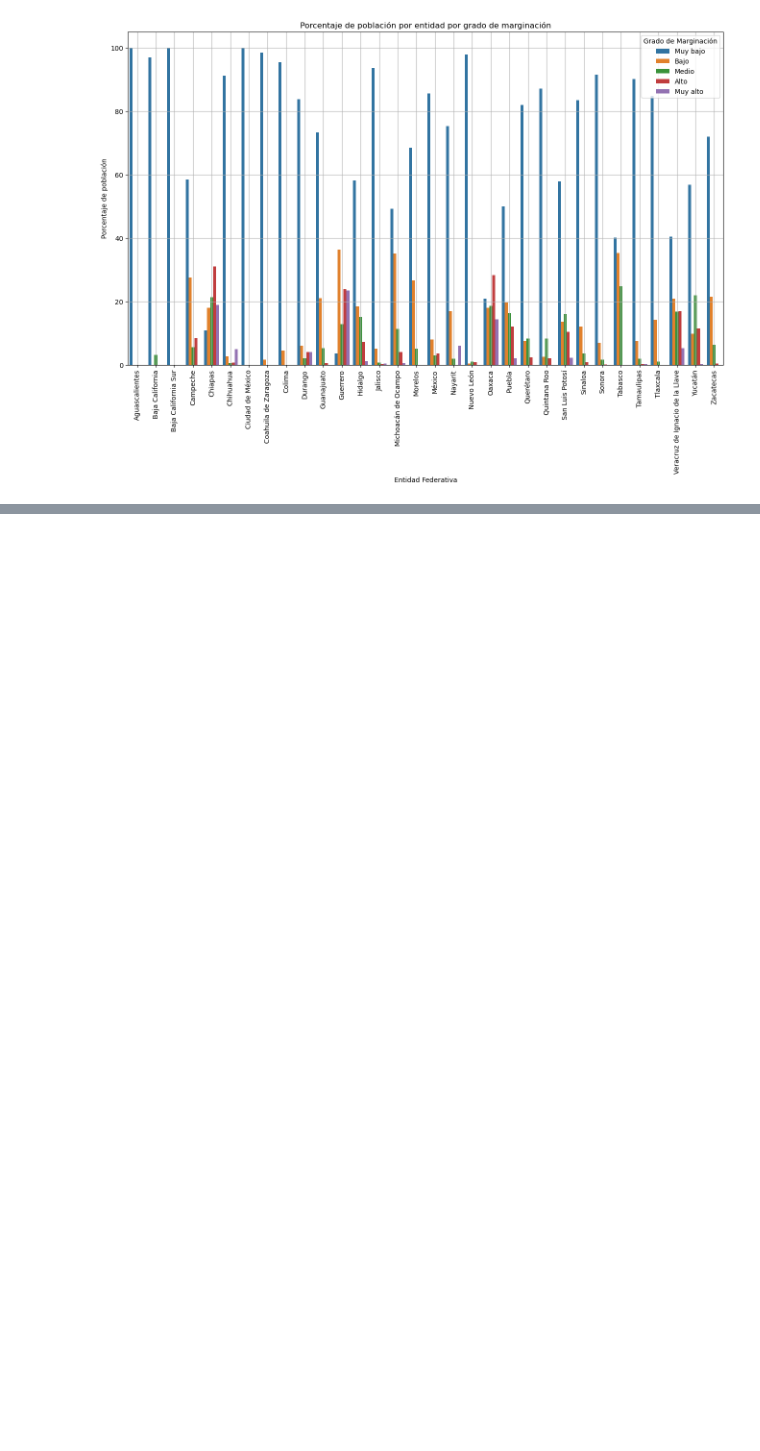
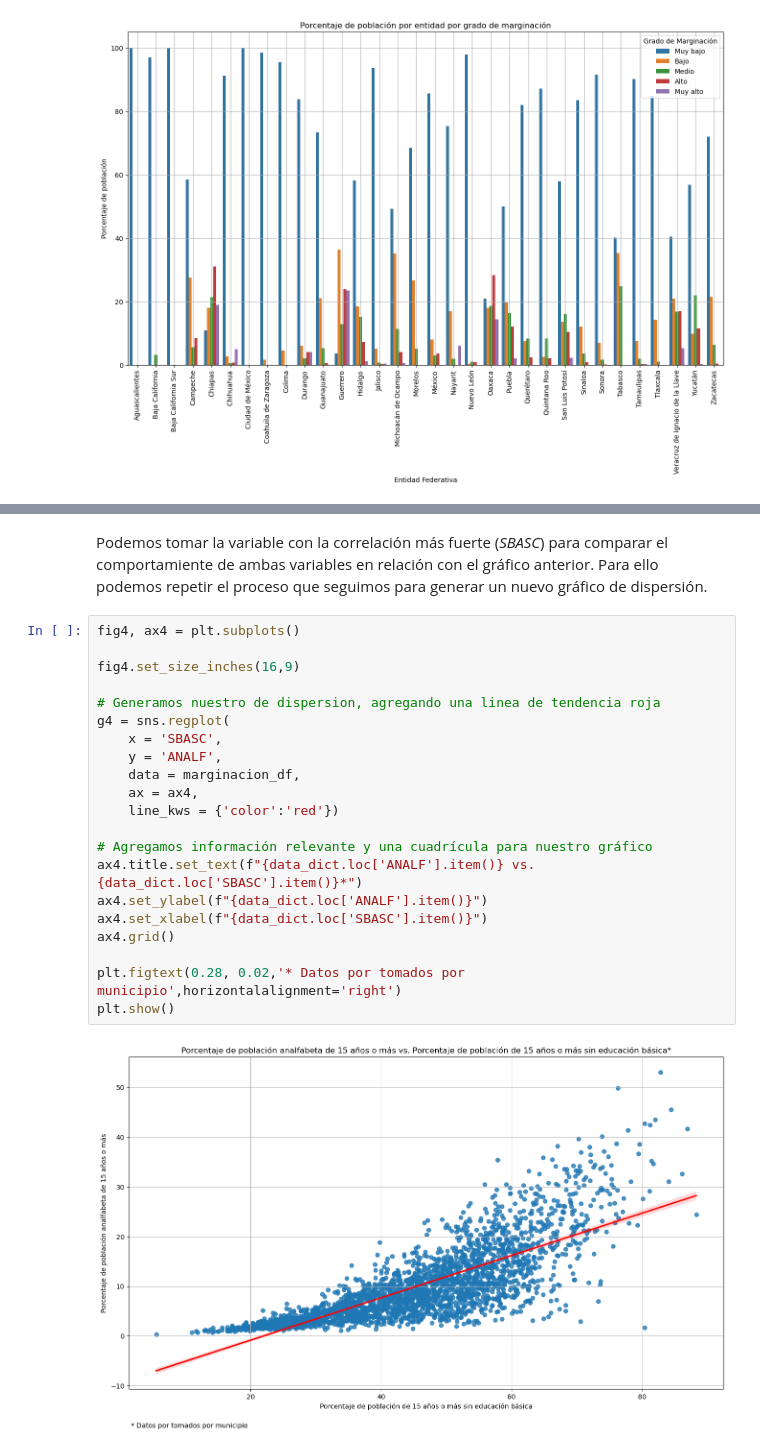
Before and after one commit to jmartingv/proyecto-programacion-mcd, a Jupyter notebook: proyecto.ipynb, the cells around one changed output, grey strips where cells are left out. Saved outputs shown, nothing was run; the diff lists cells and outputs as text; blank space fills up the shorter version.

Commit message:
adds regplot and correlation matrix

```diff
--- a/proyecto.ipynb
+++ b/proyecto.ipynb
@@ -299,0 +318,25 @@ data_dict.loc['PL.5000'].item()
+# %% [markdown]
+Podemos tomar la variable con la correlación más fuerte (*SBASC*) para comparar el comportamiente de ambas variables en relación con el gráfico anterior. Para ello podemos repetir el proceso que seguimos para generar un nuevo gráfico de dispersión.
+# %%
+fig4, ax4 = plt.subplots()
+
+fig4.set_size_inches(16,9)
+
+# Generamos nuestro de dispersion, agregando una linea de tendencia roja
+g4 = sns.regplot(
+    x = 'SBASC',
+    y = 'ANALF',
+    data = marginacion_df,
+    ax = ax4,
+    line_kws = {'color':'red'})
+
+# Agregamos información relevante y una cuadrícula para nuestro gráfico
+ax4.title.set_text(f"{data_dict.loc['ANALF'].item()} vs. {data_dict.loc['SBASC'].item()}*")
+ax4.set_ylabel(f"{data_dict.loc['ANALF'].item()}")
+ax4.set_xlabel(f"{data_dict.loc['SBASC'].item()}")
+ax4.grid()
+
+plt.figtext(0.28, 0.02,'* Datos por tomados por municipio',horizontalalignment='right')
+plt.show()
+# %% [output]
+[figure, added]
```
Also changed, not shown: parts of 16 cells of this notebook.
